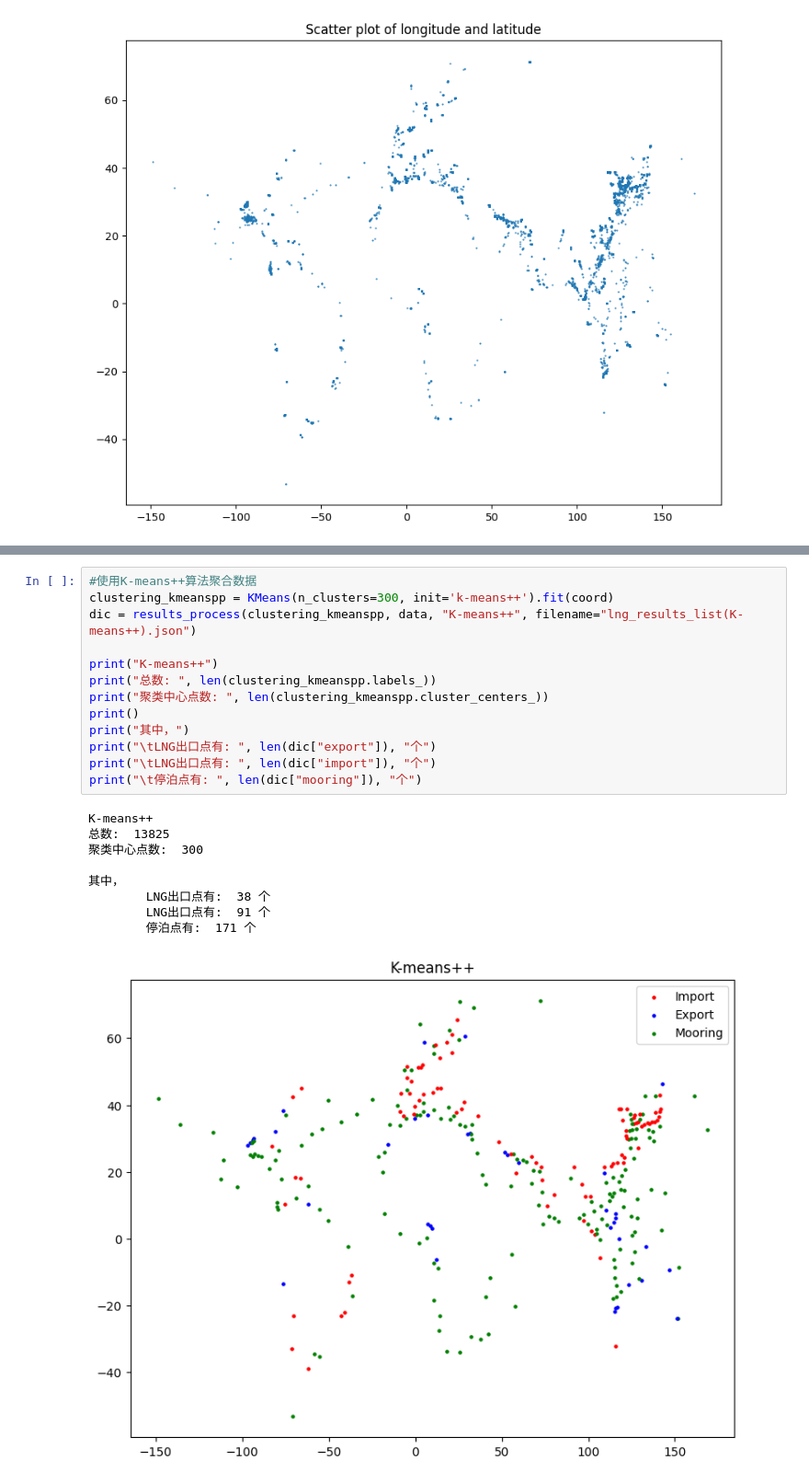
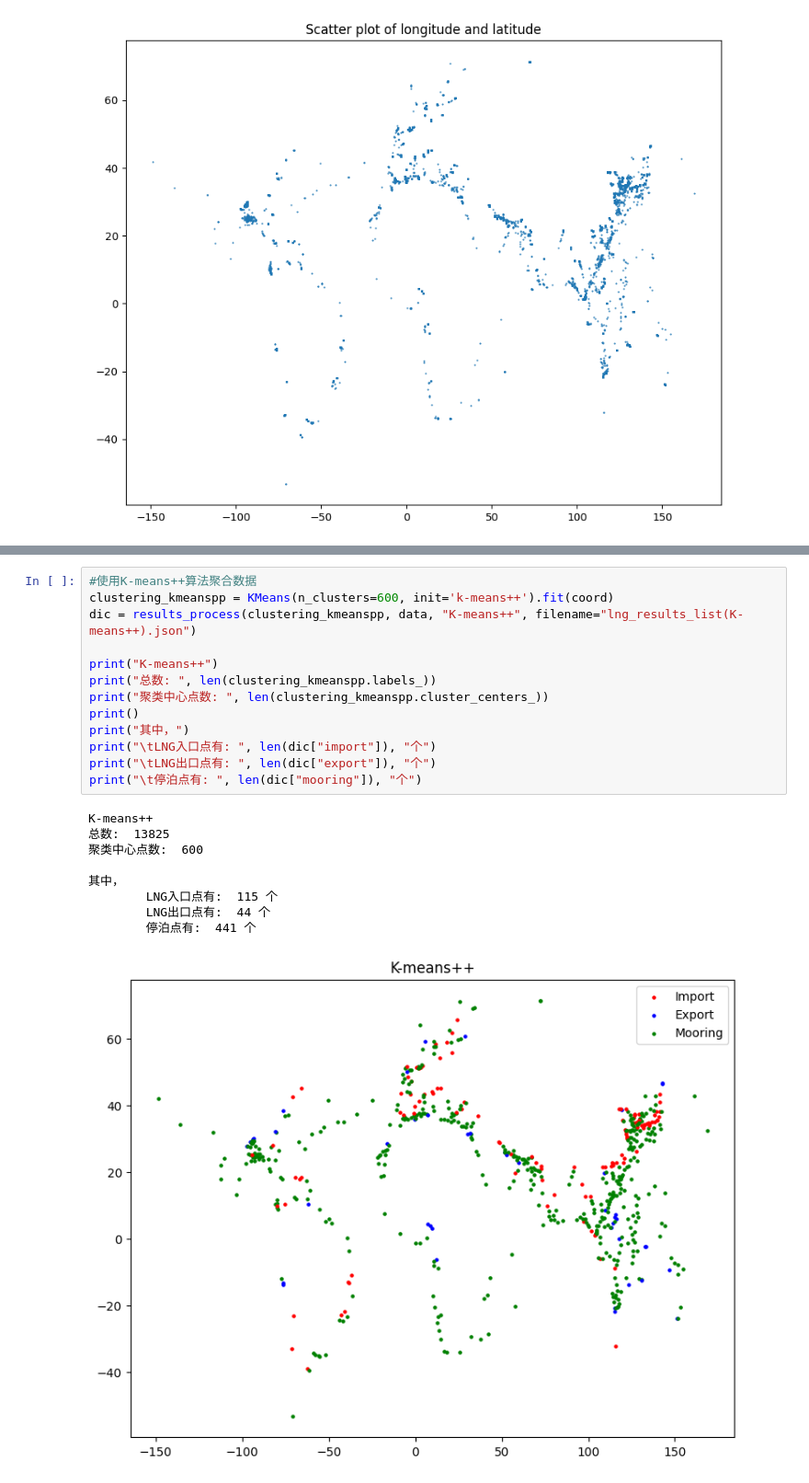
Before and after one commit to Looong01/LNG-Site-Clustering-Experiment, a Jupyter notebook: Run.ipynb, the cells around one changed output, grey strips where cells are left out. Shown: that part at 92% size. Drawn from its saved outputs; the diff is of its cells as text.

```diff
--- a/Run.ipynb
+++ b/Run.ipynb
@@ -43,25 +58,25 @@ K-means
 # %%
 #使用K-means++算法聚合数据
-clustering_kmeanspp = KMeans(n_clusters=300, init='k-means++').fit(coord)
+clustering_kmeanspp = KMeans(n_clusters=600, init='k-means++').fit(coord)
 dic = results_process(clustering_kmeanspp, data, "K-means++", filename="lng_results_list(K-means++).json")
 
 print("K-means++")
 print("总数: ", len(clustering_kmeanspp.labels_))
 print("聚类中心点数: ", len(clustering_kmeanspp.cluster_centers_))
 print()
 print("其中，")
+print("\tLNG入口点有: ", len(dic["import"]), "个")
 print("\tLNG出口点有: ", len(dic["export"]), "个")
-print("\tLNG出口点有: ", len(dic["import"]), "个")
 print("\t停泊点有: ", len(dic["mooring"]), "个")
 # %% [output]
 K-means++
 总数:  13825
-聚类中心点数:  300
+聚类中心点数:  600
 
 其中，
-        LNG出口点有:  38 个
-        LNG出口点有:  91 个
-        停泊点有:  171 个
+        LNG入口点有:  115 个
+        LNG出口点有:  44 个
+        停泊点有:  441 个
-[figure, old version]
+[figure, new version]
 # %%
 #使用DBSCAN算法聚合数据
```
Also changed, not shown: parts of 7 cells of this notebook, 4 other files.
